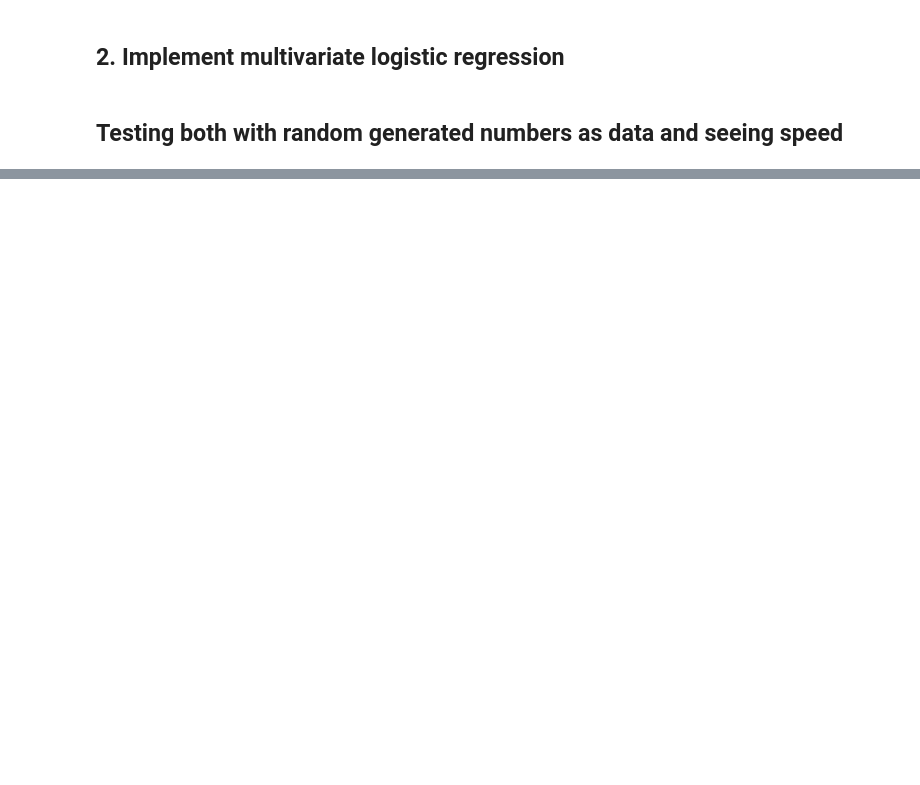
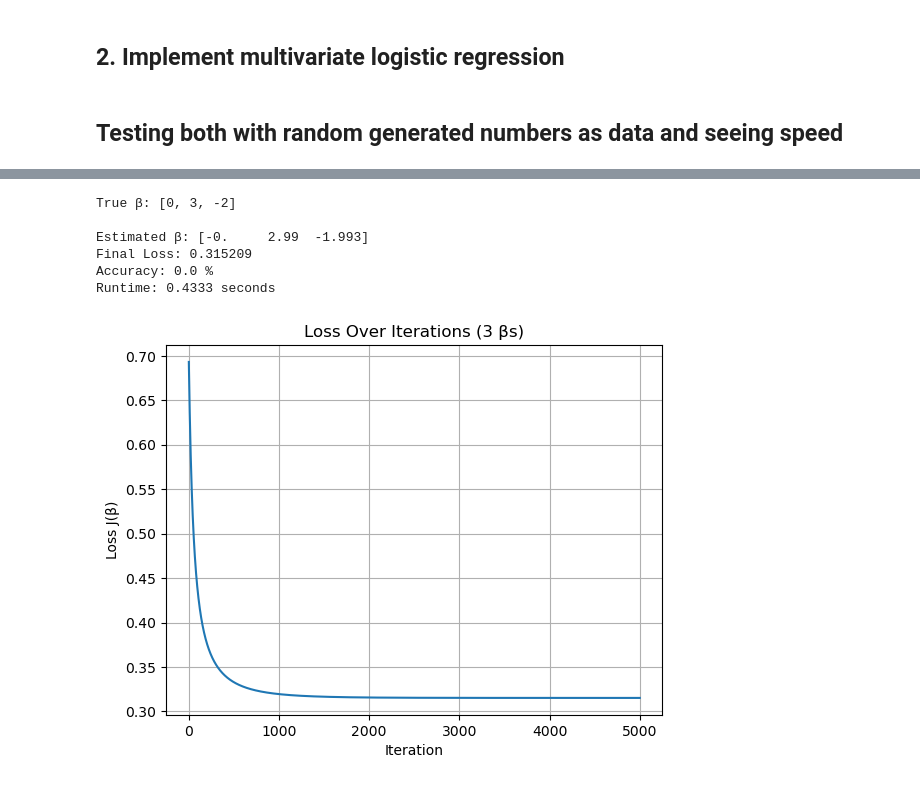
Before and after one commit to mikedemayo590/QSS45_F25, a Jupyter notebook: psets/pset_1.ipynb, the cells around one changed output, grey strips where cells are left out. Drawn from its saved outputs; the diff is of its cells as text; code cells hidden in the pictures; blank space fills up the shorter version.

```diff
--- a/psets/pset_1.ipynb
+++ b/psets/pset_1.ipynb
@@ -99,0 +108,55 @@ Time (Logistic): 1.021 seconds
+# %%
+import numpy as np
+import matplotlib.pyplot as plt
+import time
+
+# -------------------------------
+#   Test with 3 Betas (β₀, β₁, β₂)
+# -------------------------------
+
+np.random.seed(0)
+
+# True parameters
+b0, b1, b2 = 0, 3, -2
+print("True β:", [b0, b1, b2])
+
+# Generate synthetic data
+n = 1000
+X = np.random.randn(2, n).T  # 1000 samples, 2 features
+z = b0 + b1*X[:,0] + b2*X[:,1]
+pr = 1 / (1 + np.exp(-z))    # true probabilities
+y = pr  # stochastic binary labels (0/1)
+
+# Train logistic regression
+start = time.time()
+beta_hat, loss_hist = mult_logistic_regression(X, y)
+end = time.time()
+
+# Predictions
+X_b = np.hstack((np.ones((n, 1)), X))
+z_hat = np.sum(X_b * beta_hat, axis=1)
+y_pred_prob = 1 / (1 + np.exp(-z_hat))
+y_pred = (y_pred_prob >= 0.5).astype(int)
+
+# Evaluate
+acc = np.mean(y_pred == y)
+print("\nEstimated β:", np.round(beta_hat, 3))
+print("Final Loss:", round(loss_hist[-1], 6))
+print("Accuracy:", round(acc * 100, 2), "%")
+print("Runtime:", round(end - start, 4), "seconds")
+
+# Plot loss
+plt.plot(loss_hist)
+plt.title("Loss Over Iterations (3 βs)")
+plt.xlabel("Iteration")
+plt.ylabel("Loss J(β)")
+plt.grid(True)
+plt.show()
+# %% [output]
+True β: [0, 3, -2]
+
+Estimated β: [-0.     2.99  -1.993]
+Final Loss: 0.315209
+Accuracy: 0.0 %
+Runtime: 0.4333 seconds
+[figure, added]
```
Also changed, not shown: parts of 5 cells of this notebook, 10 other files.
